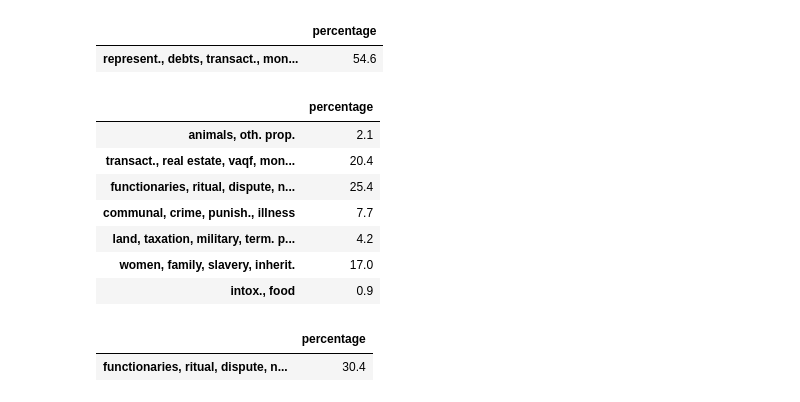
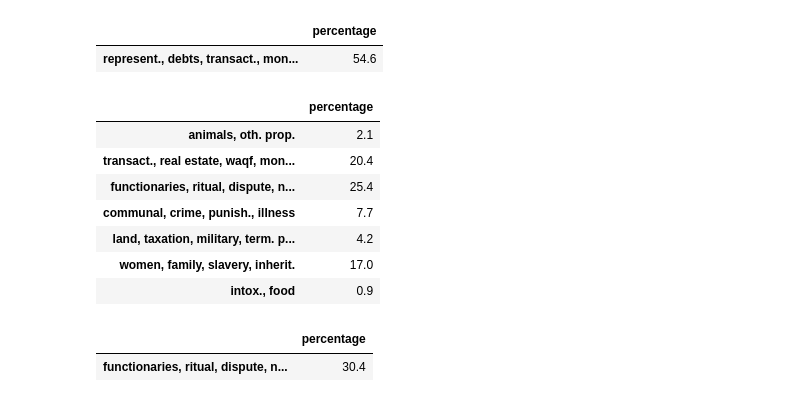
Before and after one commit to kaygun/Semantic_Mapping, a Jupyter notebook: notebooks/all-computations.ipynb, the cells around one changed output. Saved outputs shown, nothing was run; the diff lists cells and outputs as text; code cells hidden in the pictures.

Commit message:
Changed 'vaqf' to 'waqf'

```diff
--- a/notebooks/all-computations.ipynb
+++ b/notebooks/all-computations.ipynb
@@ -336,17 +336,17 @@ calculate(partitionWith1,[['represent.','debts','transact.','monetary','real est
 # %%
 partitionWith3 = getPartition(3)
 
 calculate(partitionWith3,[['animals','oth. prop.'],
-                          ['transact.','real estate','vaqf','monetary','debts'],
+                          ['transact.','real estate','waqf','monetary','debts'],
                           ['functionaries','ritual','dispute','non-muslims','doctrinal'],
                           ['communal','crime','punish.','illness'],
                           ['land','taxation','military','term. prop.','agri.'],
                           ['women','family','slavery','inherit.'],
                           ['intox.','food']])
 # %% [output]
 |  | percentage |
 | animals, oth. prop. | 2.1 |
-| transact., real estate, vaqf, mon... | 20.4 |
+| transact., real estate, waqf, mon... | 20.4 |
 | functionaries, ritual, dispute, n... | 25.4 |
 | communal, crime, punish., illness | 7.7 |
 | land, taxation, military, term. p... | 4.2 |
```
Also changed, not shown: parts of 5 cells of this notebook, 7 other files.
